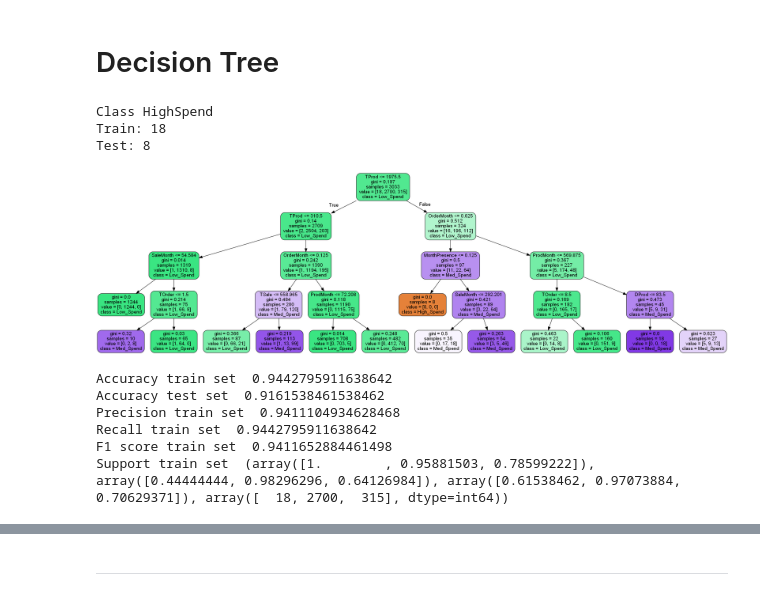
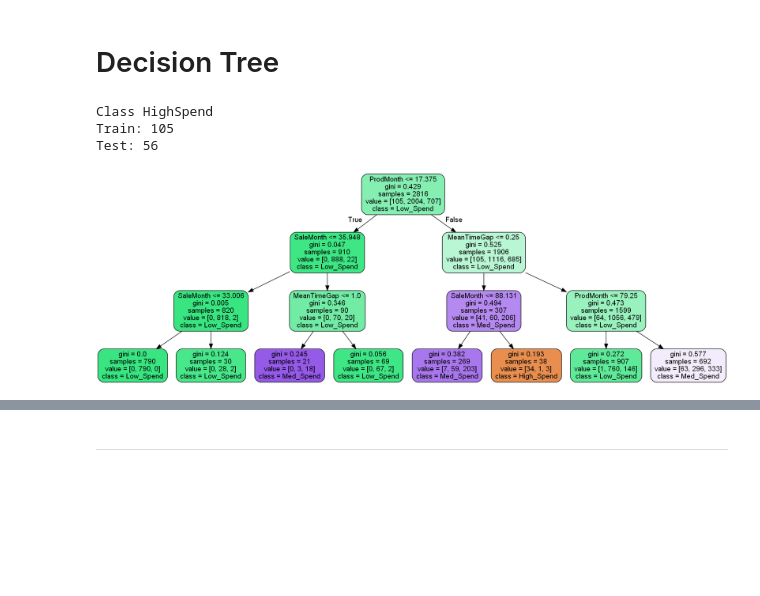
Before and after one commit to AlexPasqua/DM-project, a Jupyter notebook: ClassificationWithoutKnowledge.ipynb, the cells around one changed output, grey strips where cells are left out. Saved outputs shown, nothing was run; the diff lists cells and outputs as text; code cells hidden in the pictures; blank space fills up the shorter version.

```diff
--- a/ClassificationWithoutKnowledge.ipynb
+++ b/ClassificationWithoutKnowledge.ipynb
@@ -26,11 +27,15 @@ def discretize_data(dataset, variables):
 # %%
-# Starting datasets
-df = pd.read_csv('datasets/clustered_dataframe.csv', sep='\t', index_col=0)
+df = pd.read_csv('datasets/clustered_fuzzy_dataframe.csv', sep='\t', index_col=0)
 df_customer = pd.read_csv('datasets/customer_dataframe_big.csv', sep='\t', index_col=0)
 
 df_customer.set_index("CustomerID", inplace = True)
 df_customer['Label'] = df['Label']
 df_customer.info()
+
+# Size of different classes in the dataset
+print("-------------------------")
+for i in ['Low_Spend', 'Med_Spend', 'High_Spend']:
+    print(i, len(df_customer[df_customer['Label'] == i]))
 # %% [output]
 <class 'pandas.core.frame.DataFrame'>
 Int64Index: 4333 entries, 17850 to 12713
@@ -65,0 +59,8 @@ df_class.tail()
+# %%
+# Drop all the features that are not time dependent and not usefull to generalize the behaviour of a customer
+df_customer = discretize_data(df_customer,['MaxOrderMonth','Label'])
+df_aux = df_customer.drop(columns=['TProd', 'MaxPO', 'MinPO', 'MeanProdOrder', 'TSaleWRet', 'MinPSale', 'MaxPSale', 'MeanSaleOrder',
+                                   'MeanPSale', 'MaxOrderMonth', 'MaxOrderMonth', 'MaxOrderDay', 'Label', 'TRProd',
+                                   'SETSaleQta', 'SESaleQtaOrder', 'SEShoppingDays', 'DProd', 'TSale', 'TOrder'], errors='ignore')
+df_class = df_aux.copy()
+df_class.tail()
@@ -73,6 +77,8 @@ train_set, test_set, train_label, test_label = train_test_split(df_class, label,
 # %%
+label = df_class.pop('Label_num')
+train_set, test_set, train_label, test_label = train_test_split(df_class, label, stratify =label, test_size=0.35)
 print(f"Class HighSpend\nTrain: {len(train_label[train_label == 0])}\nTest: {len(test_label[test_label == 0])}")
 # %% [output]
 Class HighSpend
-Train: 18
-Test: 8
+Train: 105
+Test: 56
@@ -83,8 +85,9 @@ dt = dt.fit(train_set, train_label)
 # %%
-#visualize the actual decision tree obtained
+dt = tree.DecisionTreeClassifier(criterion='gini', splitter='best', max_depth=3, min_samples_split=17, min_samples_leaf=20)
+dt = dt.fit(train_set, train_label)
 classes = ['High_Spend','Low_Spend','Med_Spend']
 dot_data = tree.export_graphviz(dt, out_file=None, feature_names=list(train_set.columns), class_names=classes, filled=True, rounded=True)
 graph = pydotplus.graph_from_dot_data(dot_data)
 Image(graph.create_png())
 # %% [output]
-[figure, old version]
+[figure, new version]
@@ -96,17 +93,0 @@ test_pred_dt = dt.predict(test_set)
-# %%
-#evaulate the accuracy on the train set and the test set
-#metrics also contains precision, recall, f1 and the support
-from sklearn import metrics
-print('Accuracy train set ', metrics.accuracy_score(train_label, train_pred_dt))
-print('Accuracy test set ', metrics.accuracy_score(test_label, test_pred_dt))
-print('Precision train set ', metrics.precision_score(train_label, train_pred_dt, average='weighted'))
-print('Recall train set ', metrics.recall_score(train_label, train_pred_dt, average='weighted'))
-print('F1 score train set ', metrics.f1_score(train_label, train_pred_dt, average='weighted'))
-print('Support train set ', metrics.precision_recall_fscore_support(train_label, train_pred_dt))
-# %% [output]
-Accuracy train set  0.9442795911638642
-Accuracy test set  0.9161538461538462
-Precision train set  0.9411104934628468
-Recall train set  0.9442795911638642
-F1 score train set  0.9411652884461498
-Support train set  (array([1.        , 0.95881503, 0.78599222]), array([0.44444444, 0.98296296, 0.64126984]), array([0.61538462, 0.97073884, 0.70629371]), array([  18, 2700,  315], dtype=int64))
```
Also changed, not shown: parts of 14 cells of this notebook, 3 other files.
